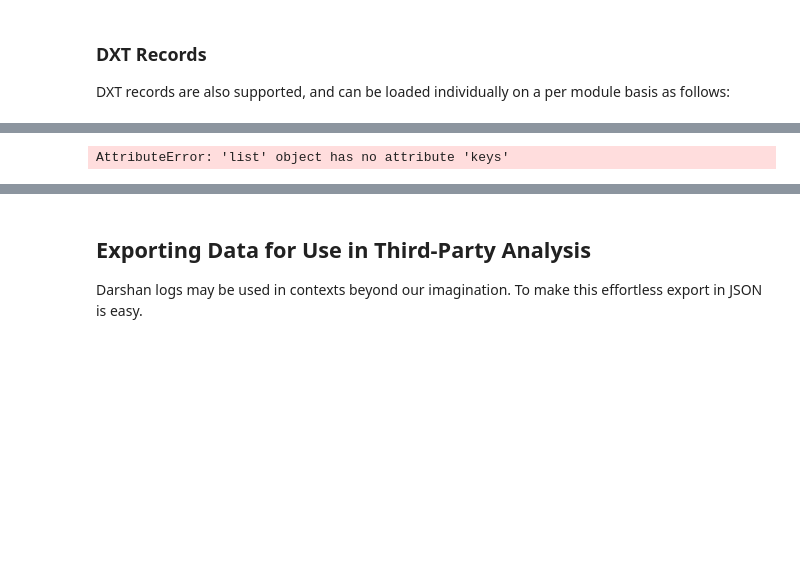
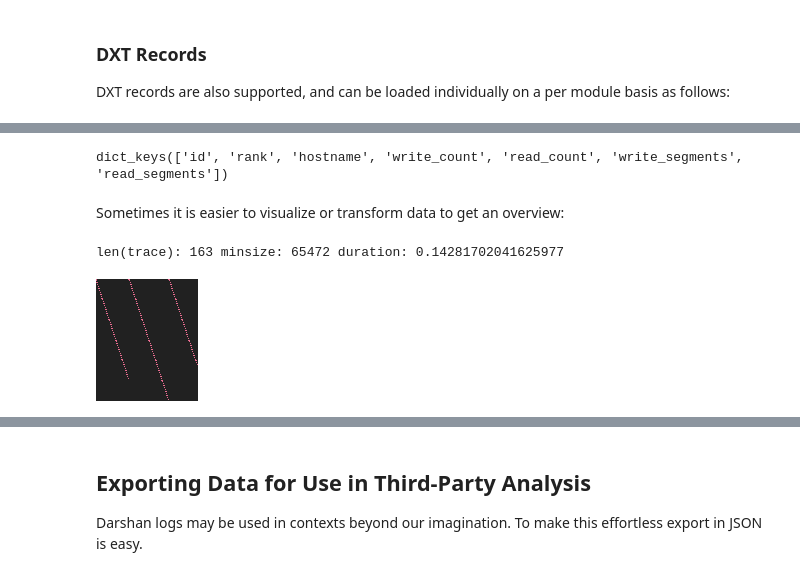
Before and after one commit to darshan-hpc/darshan, a Jupyter notebook: darshan-util/pydarshan/examples/01_darshan-introduction.ipynb, the cells around one changed output, grey strips where cells are left out. Saved outputs shown, nothing was run; the diff lists cells and outputs as text; code cells hidden in the pictures; blank space fills up the shorter version.

Commit message:
Add isolated transformation example from dxt-timeline. (dxt2png).

```diff
--- a/darshan-util/pydarshan/examples/01_darshan-introduction.ipynb
+++ b/darshan-util/pydarshan/examples/01_darshan-introduction.ipynb
@@ -459,4 +467,17 @@ DarshanReport:  id(139758910197832) (tmp)
 # %%
-report2.records['DXT_POSIX'].keys
+report2.records['DXT_POSIX'][0].keys()
 # %% [output]
-AttributeError: 'list' object has no attribute 'keys'
+dict_keys(['id', 'rank', 'hostname', 'write_count', 'read_count', 'write_segments', 'read_segments'])
+# %% [markdown]
+Sometimes it is easier to visualize or transform data to get an overview:
+# %%
+# load prepared transformation
+from darshan.experimental.transforms.dxt2png import segment, wallclock
+
+report2.mod_read_all_dxt_records("DXT_POSIX")  # need dict format for now
+rec = report2.records['DXT_POSIX'][2]
+# %%
+segment(rec)
+# %% [output]
+len(trace): 163 minsize: 65472 duration: 0.14281702041625977
+[figure, added]
```
Also changed, not shown: parts of 3 cells of this notebook, 1 other file.
